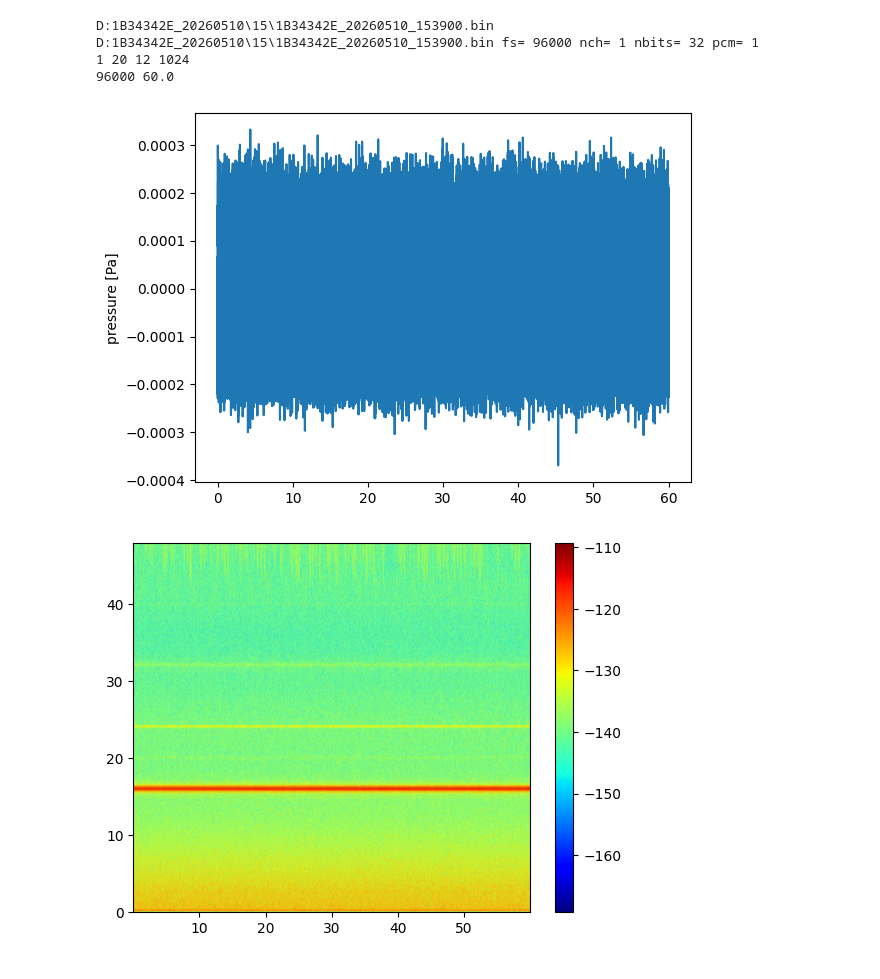
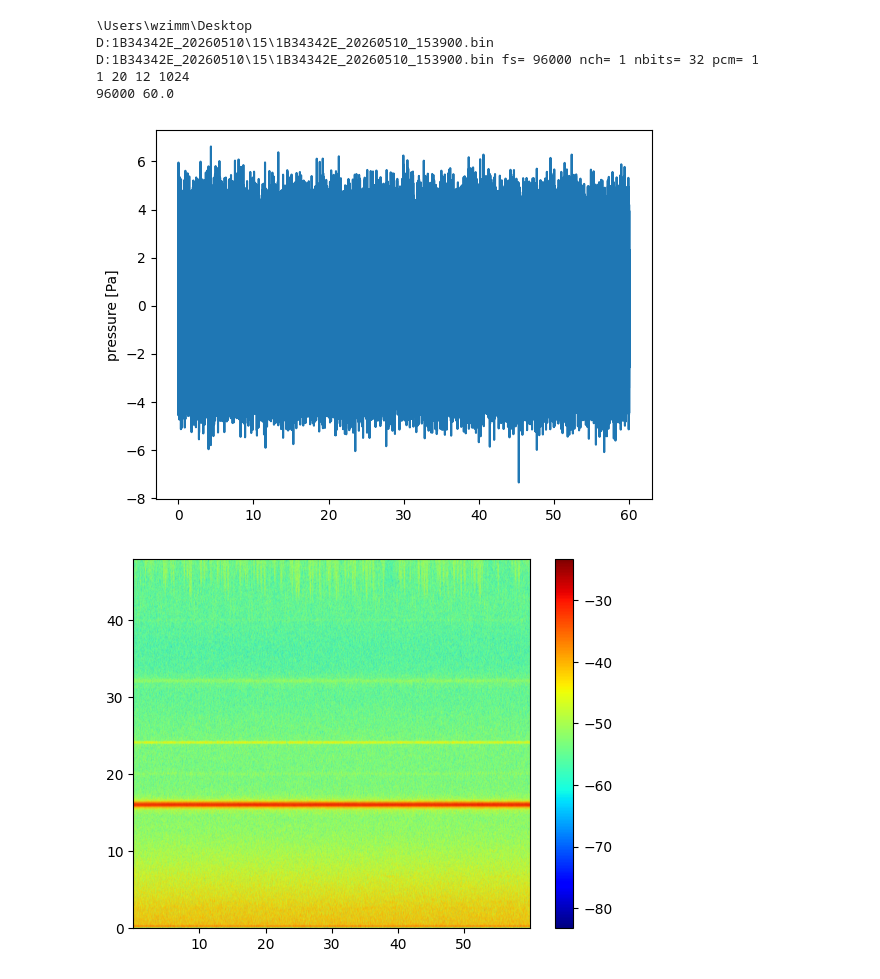
Before and after one commit to WMXZ-EU/LC-MARE, a Jupyter notebook: Python/lC-MARE.ipynb, the cells around one changed output. Drawn from its saved outputs; the diff is of its cells as text; code cells hidden in the pictures.

```diff
--- a/Python/lC-MARE.ipynb
+++ b/Python/lC-MARE.ipynb
@@ -2,12 +2,14 @@
 import os
 
 root=os.path.join(os.environ['HOMEPATH'],'Desktop') # for windows
+print(root)
+#
+fname=os.path.join(root,'microPAM_data','1B7D3C2E_20260304','00',
+                   '1B7D3C2E_20260304_000200.bin')
 #
 fname=os.path.join(root,'1B30112D_20260102_212400.bin')
-
 fname=os.path.join('D:','135B2326_20260201','10','135B2326_20260201_104600.bin')
-fname=os.path.join('C:\\Users','wzimm','Desktop','microPAM_data','1B7D3C2E_20260304','00',
-                   '1B7D3C2E_20260304_000200.bin')
+#
 "D:\1B34342E_20260510\13\1B34342E_20260510_130043.wav"
 "D:\1B34342E_20260510\12\1B34342E_20260510_122200.wav"
 "D:\1B34342E_20260510\15\1B34342E_20260510_150100.wav"
@@ -23,50 +25,52 @@ td = np.arange(data.shape[0])/fs
 print(fs,data.shape[0]/fs)
 
 # calibrate data
-cal=-80 # dB//1V/Pa         # assume 1 Pa generates 10^-4 V (-80 dB) (sensitivity -200 dB//1V/uPa)
-data /= 10**(cal/20)
+sens=-86 # dB//1V/Pa         # assume 1 Pa generates 50 E-6 V (10**(-86/20)) (sensitivity -206 dB//1V/uPa)
+data /= 10**(sens/20)
 
 ich=0 # selected channel
 data=data[:,ich]
 
+# plot time series
 import matplotlib.pyplot as plt
-#dsel=(1*16+4)*1024
-#plt.plot(td[:dsel],data[:dsel])
 plt.plot(td,data)
 plt.ylabel('pressure [Pa]')
 plt.show()
 
+# plot spectrogram
 import scipy.signal as signal
 nw=512
 f,t,q=signal.spectrogram(data,fs=fs,window='hann',nperseg=nw,noverlap=nw//2,nfft=nw*2,scaling='density')
-
-U=np.mean(q,axis=1)
-fu=f.copy()
 
 Q=10*np.log10(np.abs(q))
 qmax=np.max(Q)
 
 ext=[t[0],t[-1],f[0]/1000,f[-1]/1000]
 clim=[qmax-60,qmax]
 #
 plt.imshow(Q, aspect='auto',origin='lower', extent=ext,cmap='jet',clim=clim)
 plt.colorbar()
 plt.show()
 
+# plot average power spectral density
 nw=64*1024
-f,q=signal.welch(data,fs=fs,window='hann',nperseg=nw,noverlap=nw//2,nfft=nw*2,scaling='density')
+fw,qw=signal.welch(data,fs=fs,window='hann',nperseg=nw,noverlap=nw//2,nfft=nw*2,scaling='density')
 #
-plt.plot(f,10*np.log10(q))
-plt.plot(fu,10*np.log10(U))
+
+qu=np.mean(q,axis=1)
+fu=f.copy()
+
+plt.plot(fw,10*np.log10(qw))
+plt.plot(fu,10*np.log10(qu))
 plt.ylabel('dB//1Pa$^2$/Hz')
-#plt.xlim(0,200)
 plt.xscale('log')
 plt.grid(True)
 plt.show()
 # %% [output]
+\Users\wzimm\Desktop
 D:1B34342E_20260510\15\1B34342E_20260510_153900.bin
 D:1B34342E_20260510\15\1B34342E_20260510_153900.bin fs= 96000 nch= 1 nbits= 32 pcm= 1
 1 20 12 1024
 96000 60.0
-[figure, old version]
+[figure, new version]
-[figure, old version]
+[figure, new version]
```
Also changed, not shown: parts of 1 cell of this notebook, 1 other file.
